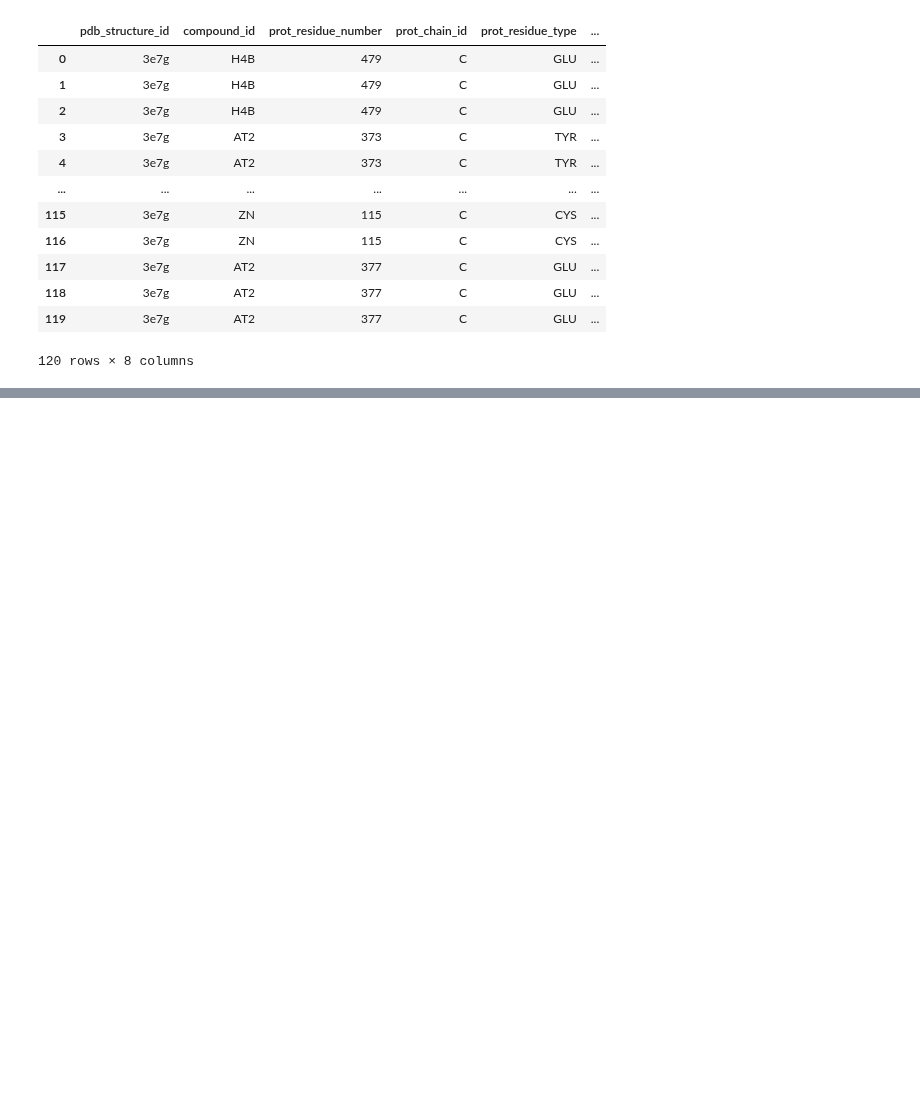
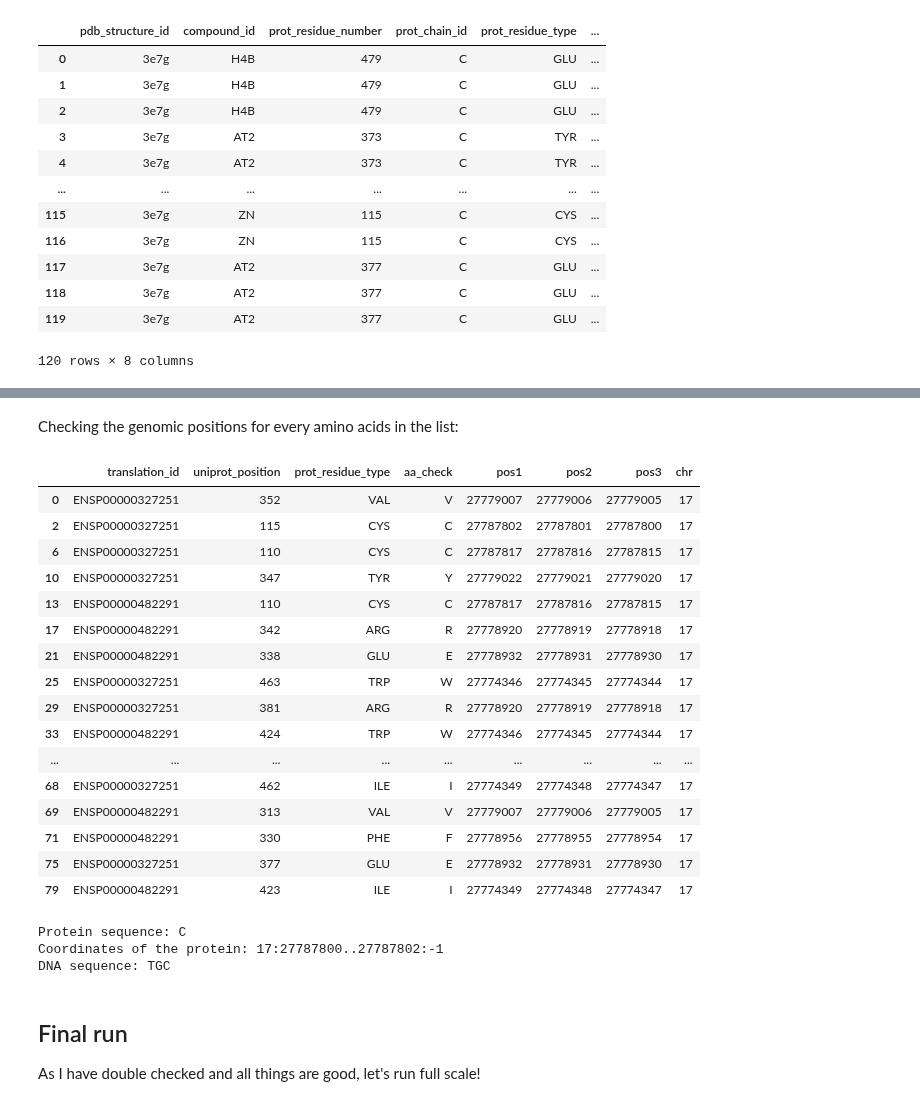
Before and after one commit to DSuveges/random_notebooks, a Jupyter notebook: issue-1973-explore_plip/process plip output.ipynb, the cells around one changed output, grey strips where cells are left out. Saved outputs shown, nothing was run; the diff lists cells and outputs as text; code cells hidden in the pictures; blank space fills up the shorter version.

Commit message:
updating PPP tables

```diff
--- a/issue-1973-explore_plip/process plip output.ipynb
+++ b/issue-1973-explore_plip/process plip output.ipynb
@@ -122,0 +332,56 @@ sifts_df.head()
+# %% [markdown]
+Checking the genomic positions for every amino acids in the list:
+# %%
+(
+    mapped_w_genome_pd
+    [['translation_id', 'uniprot_position', 'prot_residue_type', 'aa_check',
+      'pos1', 'pos2', 'pos3', 'chr']]
+    .drop_duplicates()
+
+)
+# %% [output]
+|  | translation_id | uniprot_position | prot_residue_type | aa_check | pos1 | pos2 | pos3 | chr |
+| 0 | ENSP00000327251 | 352 | VAL | V | 27779007 | 27779006 | 27779005 | 17 |
+| 2 | ENSP00000327251 | 115 | CYS | C | 27787802 | 27787801 | 27787800 | 17 |
+| 6 | ENSP00000327251 | 110 | CYS | C | 27787817 | 27787816 | 27787815 | 17 |
+| 10 | ENSP00000327251 | 347 | TYR | Y | 27779022 | 27779021 | 27779020 | 17 |
+| 13 | ENSP00000482291 | 110 | CYS | C | 27787817 | 27787816 | 27787815 | 17 |
+| 17 | ENSP00000482291 | 342 | ARG | R | 27778920 | 27778919 | 27778918 | 17 |
+| 21 | ENSP00000482291 | 338 | GLU | E | 27778932 | 27778931 | 27778930 | 17 |
+| 25 | ENSP00000327251 | 463 | TRP | W | 27774346 | 27774345 | 27774344 | 17 |
+| 29 | ENSP00000327251 | 381 | ARG | R | 27778920 | 27778919 | 27778918 | 17 |
+| 33 | ENSP00000482291 | 424 | TRP | W | 27774346 | 27774345 | 27774344 | 17 |
+| ... | ... | ... | ... | ... | ... | ... | ... | ... |
+| 68 | ENSP00000327251 | 462 | ILE | I | 27774349 | 27774348 | 27774347 | 17 |
+| 69 | ENSP00000482291 | 313 | VAL | V | 27779007 | 27779006 | 27779005 | 17 |
+| 71 | ENSP00000482291 | 330 | PHE | F | 27778956 | 27778955 | 27778954 | 17 |
+| 75 | ENSP00000327251 | 377 | GLU | E | 27778932 | 27778931 | 27778930 | 17 |
+| 79 | ENSP00000482291 | 423 | ILE | I | 27774349 | 27774348 | 27774347 | 17 |
+# %%
+%%bash
+
+start=115
+end=115
+proteinid='ENSP00000327251'
+
+# Extracting protein sequence:
+prot_sequence=$(curl -s "https://rest.ensembl.org/sequence/id/${proteinid}?content-type=text/plain&start=${start}&end=${end}")
+
+# Extracting the genomic sequence:
+coordinates=$(curl -s  "https://rest.ensembl.org/map/translation/${proteinid}/${start}..${end}?content-type=application/json" \
+    | jq -r '.mappings[] | "\(.seq_region_name):\(.start)..\(.end):\(.strand)"')
+
+
+dna_sequence=$(curl -s "https://rest.ensembl.org/sequence/region/human/${coordinates}?content-type=text/plain")
+
+echo "Protein sequence: ${prot_sequence}"
+echo "Coordinates of the protein: ${coordinates}"
+echo "DNA sequence: ${dna_sequence}"
+# %% [output]
+Protein sequence: C
+Coordinates of the protein: 17:27787800..27787802:-1
+DNA sequence: TGC
+# %% [markdown]
+## Final run
+
+As I have double checked and all things are good, let's run full scale!
```
Also changed, not shown: parts of 30 cells of this notebook, 6 other files.
